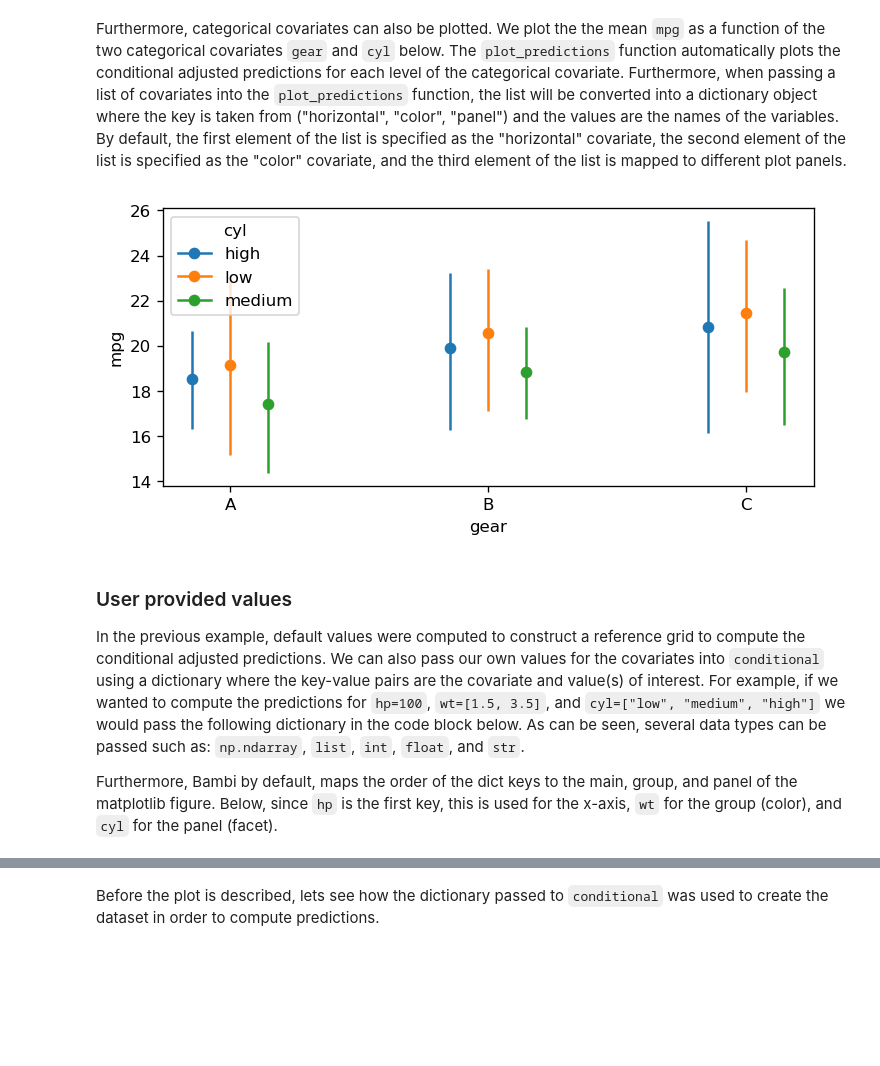
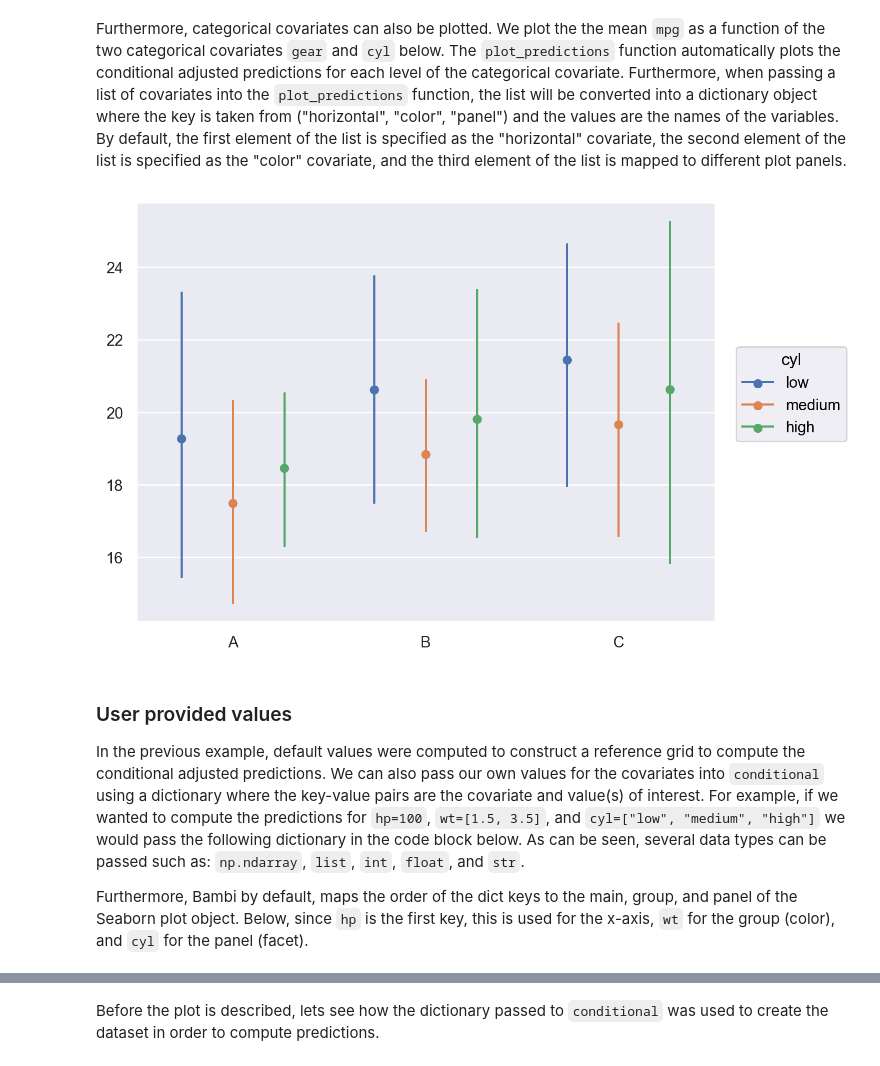
Before and after one commit to bambinos/bambi, a Jupyter notebook: docs/notebooks/plot_predictions.ipynb, the cells around one changed output, grey strips where cells are left out. Cells and saved outputs as stored; diff of their text form; code cells hidden in the pictures; blank space fills up the shorter version.

```diff
--- a/docs/notebooks/plot_predictions.ipynb
+++ b/docs/notebooks/plot_predictions.ipynb
@@ -69,6 +69,7 @@ For the first demonstration, we will use a Gaussian linear regression model with
 # %%
 # Load data
 data = bmb.load_data('mtcars')
+data["hp"] = data["hp"].astype(pd.Float32Dtype())
 data["cyl"] = data["cyl"].replace({4: "low", 6: "medium", 8: "high"})
 data["gear"] = data["gear"].replace({3: "A", 4: "B", 5: "C"})
 data["cyl"] = pd.Categorical(data["cyl"], categories=["low", "medium", "high"], ordered=True)
@@ -106,6 +102,4 @@ The plot above shows that as `hp` increases, the mean `mpg` decreases. As stated
 By default, `plot_predictions` uses the highest density interval (HDI) of the posterior distribution to compute the credible interval of the conditional adjusted predictions. The HDI is a Bayesian analog to the frequentist confidence interval. The HDI is the shortest interval that contains a specified probability of the posterior distribution. By default, `plot_predictions` uses the 94% HDI.
 
 `plot_predictions` uses the posterior distribution by default to visualize some mean outcome parameter . However, the posterior predictive distribution can also be plotted by specifying `pps=True` where `pps` stands for posterior predictive samples of the response variable.
-# %%
-bmb.config["INTERPRET_VERBOSE"] = False
 # %%
@@ -149,16 +140,15 @@ plt.tight_layout();
 # %% [markdown]
 Furthermore, categorical covariates can also be plotted. We plot the the mean `mpg` as a function of the two categorical covariates `gear` and `cyl` below. The `plot_predictions` function automatically plots the conditional adjusted predictions for each level of the categorical covariate. Furthermore, when passing a list of covariates into the `plot_predictions` function, the list will be converted into a dictionary object where the key is taken from ("horizontal", "color", "panel") and the values are the names of the variables. By default, the first element of the list is specified as the "horizontal" covariate, the second element of the list is specified as the "color" covariate, and the third element of the list is mapped to different plot panels.
 # %%
-fig, ax = plt.subplots(figsize=(7, 3), dpi=120)
-bmb.interpret.plot_predictions(model, idata, ["gear", "cyl"], ax=ax);
+bmb.interpret.plot_predictions(model, idata, ["gear", "cyl"])
 # %% [output]
-[figure, old version]
+[figure, new version]
 # %% [markdown]
 ### User provided values
 
 In the previous example, default values were computed to construct a reference grid to compute the conditional adjusted predictions. We can also pass our own values for the covariates into `conditional` using a dictionary where the key-value pairs are the covariate and value(s) of interest. For example, if we wanted to compute the predictions for `hp=100`,  `wt=[1.5, 3.5]`, and `cyl=["low", "medium", "high"]` we would pass the following dictionary in the code block below. As can be seen, several data types can be passed such as: `np.ndarray`, `list`, `int`, `float`, and `str`.
 
-Furthermore, Bambi by default, maps the order of the dict keys to the main, group, and panel of the matplotlib figure. Below, since `hp` is the first key, this is used for the x-axis, `wt` for the group (color), and `cyl` for the panel (facet).
+Furthermore, Bambi by default, maps the order of the dict keys to the main, group, and panel of the Seaborn plot object. Below, since `hp` is the first key, this is used for the x-axis, `wt` for the group (color), and `cyl` for the panel (facet).
 # %%
 bmb.interpret.plot_predictions(
     model,
```
Also changed, not shown: parts of 30 cells of this notebook, 9 other files.
